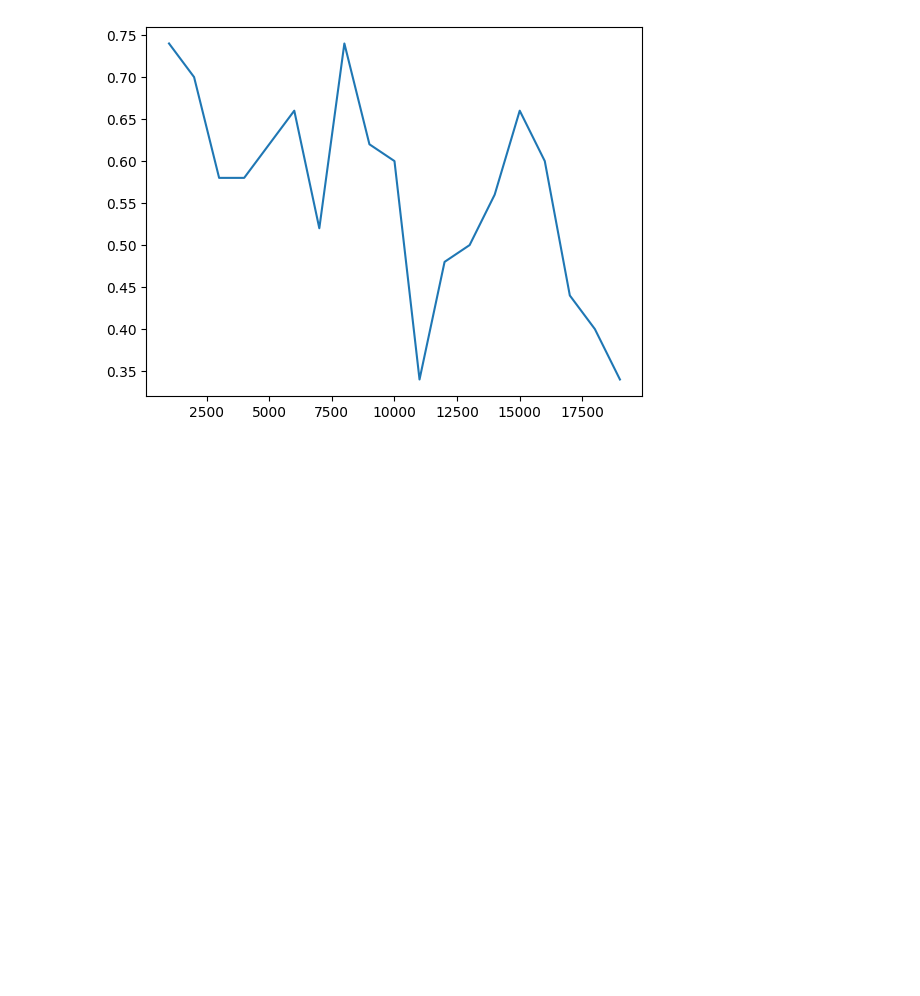
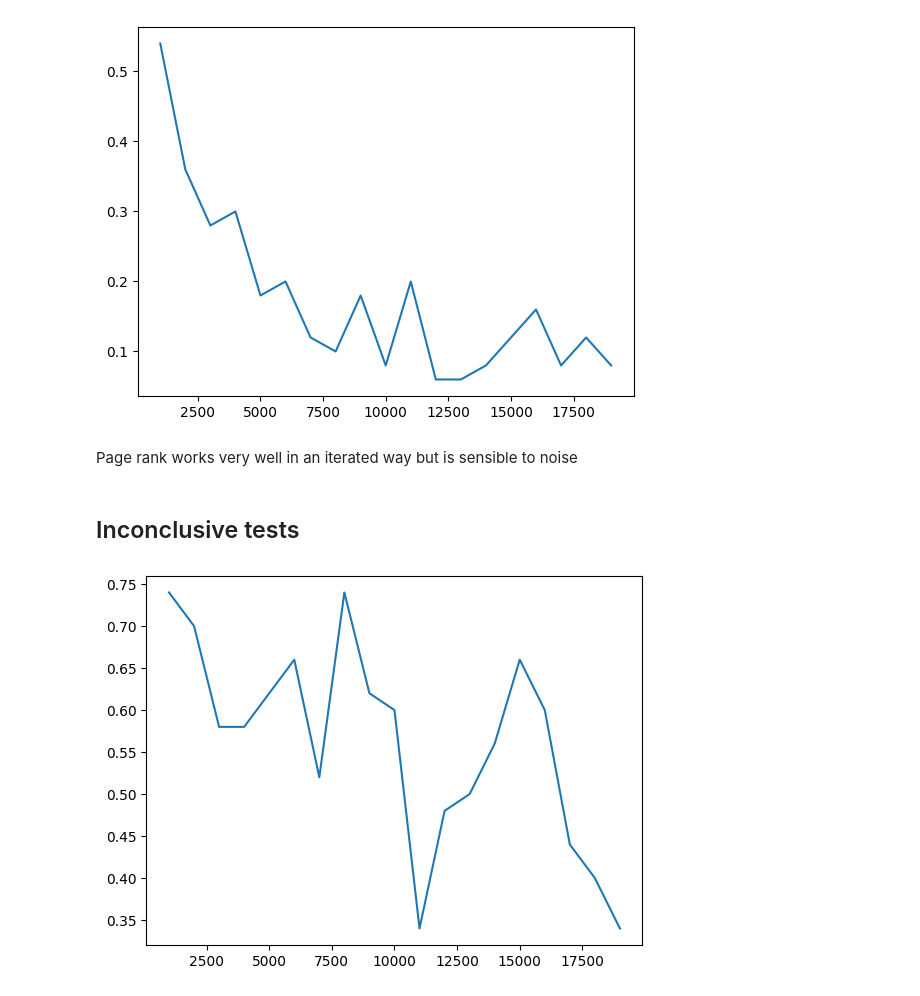
Before and after one commit to fcrozatier/voting-systems-benchmark, a Jupyter notebook: src/pagerank/pageRank.ipynb, the cells around one changed output. Drawn from its saved outputs; the diff is of its cells as text; code cells hidden in the pictures; blank space fills up the shorter version.

Commit message:
benchmark iterated pagerank

```diff
--- a/src/pagerank/pageRank.ipynb
+++ b/src/pagerank/pageRank.ipynb
@@ -29 +29,12 @@ plt.show()
+# %%
+L = [IteratedPageRank(N, b, rematch=1, p=0.9).score() for b in budget]
+
+plt.plot(list(budget), L)
+plt.show()
+# %% [output]
+[figure, added]
+# %% [markdown]
+Page rank works very well in an iterated way but is sensible to noise
+# %% [markdown]
+## Inconclusive tests
 # %%
```
Also changed, not shown: parts of 4 cells of this notebook.
